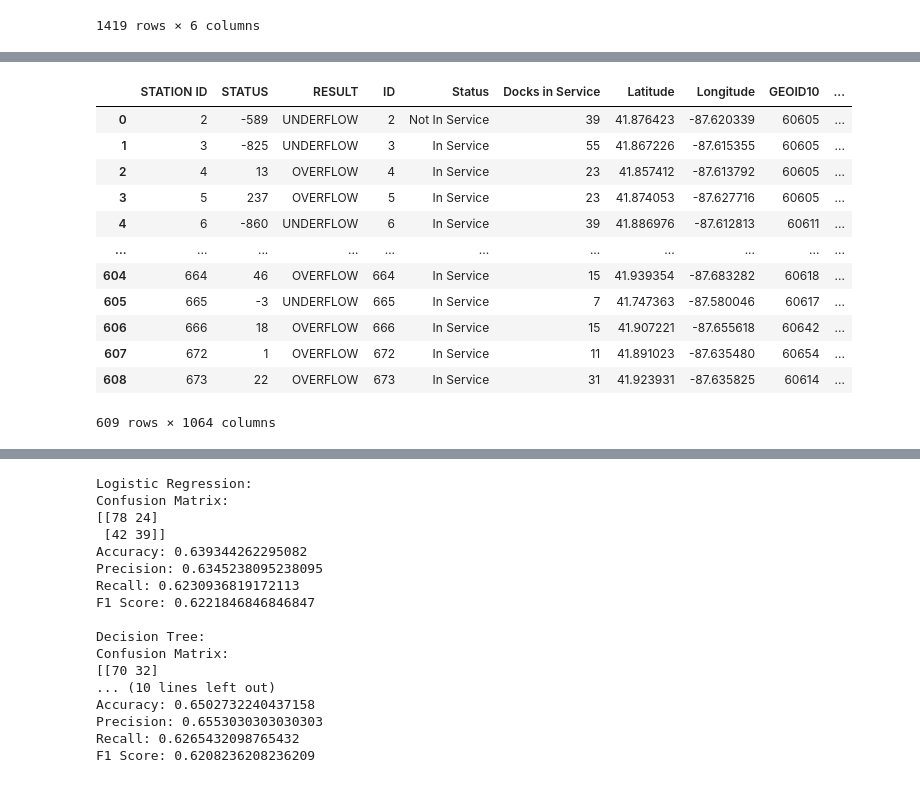
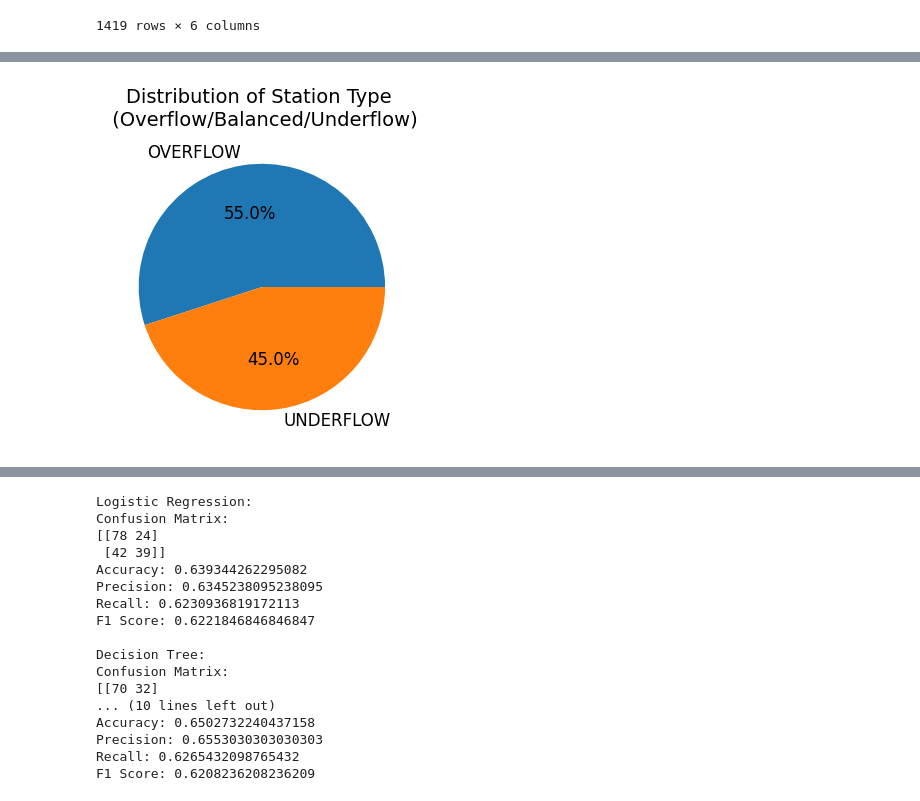
Before and after one commit to TURX/451_divvy_bike, a Jupyter notebook: larissa/code.ipynb, the cells around one changed output, grey strips where cells are left out. Cells and saved outputs as stored; diff of their text form; code cells hidden in the pictures.

```diff
--- a/larissa/code.ipynb
+++ b/larissa/code.ipynb
@@ -89,23 +103,18 @@ data_cleaned
 # %%
 merged_data = pd.merge(observations_with_zcta, data_cleaned, left_on='GEOID10', right_on='Geographic Area Name', how='inner')
 stations = pd.read_csv("./data/station_results.csv")
 df = pd.merge(stations, merged_data, left_on='STATION ID', right_on='ID', how='inner')
 # df.to_csv('./data/demographic_stations.csv', index=False)
 df
+import matplotlib.pyplot as plt
+result_counts = df['RESULT'].value_counts()
+plt.figure(figsize=(6, 4))
+result_counts.plot.pie(autopct='%1.1f%%', textprops={'fontsize': 12})
+plt.title('Distribution of Station Type \n (Overflow/Balanced/Underflow)', fontsize=14)
+plt.ylabel('')
+plt.show()
 # %% [output]
-|  | STATION ID | STATUS | RESULT | ID | Status | Docks in Service | Latitude | Longitude | GEOID10 | ... |
-| 0 | 2 | -589 | UNDERFLOW | 2 | Not In Service | 39 | 41.876423 | -87.620339 | 60605 | ... |
-| 1 | 3 | -825 | UNDERFLOW | 3 | In Service | 55 | 41.867226 | -87.615355 | 60605 | ... |
-| 2 | 4 | 13 | OVERFLOW | 4 | In Service | 23 | 41.857412 | -87.613792 | 60605 | ... |
-| 3 | 5 | 237 | OVERFLOW | 5 | In Service | 23 | 41.874053 | -87.627716 | 60605 | ... |
-| 4 | 6 | -860 | UNDERFLOW | 6 | In Service | 39 | 41.886976 | -87.612813 | 60611 | ... |
-| ... | ... | ... | ... | ... | ... | ... | ... | ... | ... | ... |
-| 604 | 664 | 46 | OVERFLOW | 664 | In Service | 15 | 41.939354 | -87.683282 | 60618 | ... |
-| 605 | 665 | -3 | UNDERFLOW | 665 | In Service | 7 | 41.747363 | -87.580046 | 60617 | ... |
-| 606 | 666 | 18 | OVERFLOW | 666 | In Service | 15 | 41.907221 | -87.655618 | 60642 | ... |
-| 607 | 672 | 1 | OVERFLOW | 672 | In Service | 11 | 41.891023 | -87.635480 | 60654 | ... |
-| 608 | 673 | 22 | OVERFLOW | 673 | In Service | 31 | 41.923931 | -87.635825 | 60614 | ... |
-609 rows × 1064 columns
+[figure, added]
 # %%
 # column_names = df.columns.tolist()
 # for col in column_names:
```
Also changed, not shown: parts of 4 cells of this notebook.
